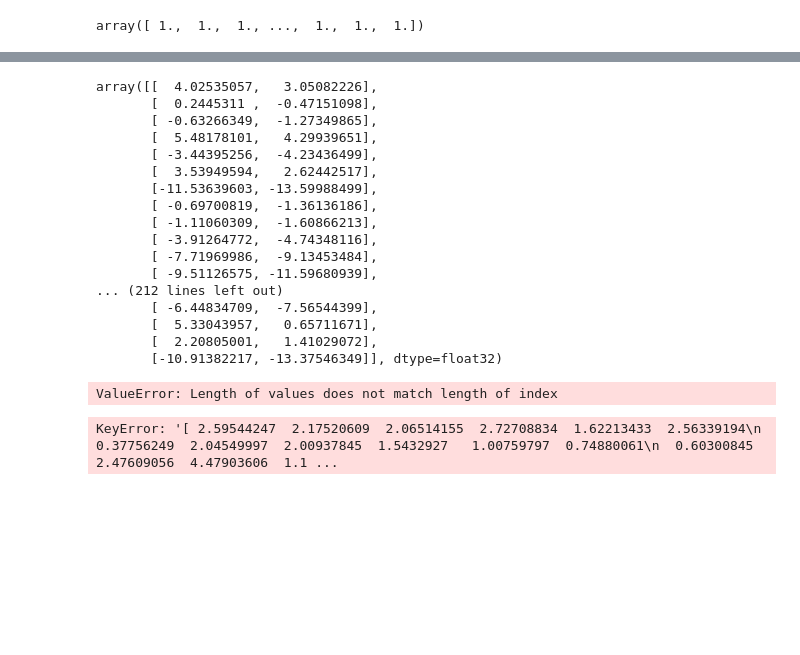
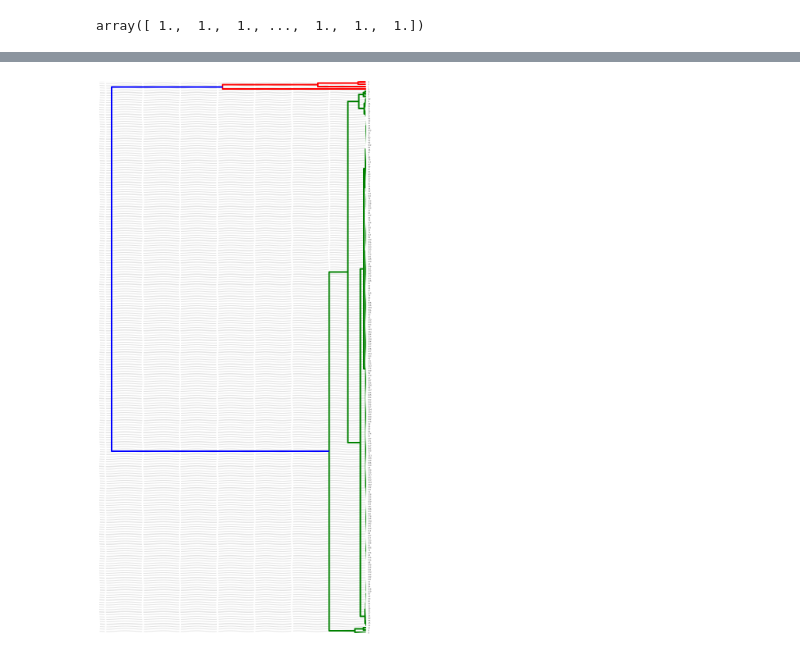
Before and after one commit to jevelezse/mineria_tesis, a Jupyter notebook: mineria_de texto.ipynb, the cells around one changed output, grey strips where cells are left out. Cells and saved outputs as stored; diff of their text form; code cells hidden in the pictures; blank space fills up the shorter version.

```diff
--- a/mineria_de texto.ipynb
+++ b/mineria_de texto.ipynb
@@ -493,21 +436,0 @@ cluster
-# %%
-X_embedded = TSNE(n_components=2).fit_transform(cluster)
-X_embedded
-# %% [output]
-array([[  4.02535057,   3.05082226],
-       [  0.2445311 ,  -0.47151098],
-       [ -0.63266349,  -1.27349865],
-       [  5.48178101,   4.29939651],
-       [ -3.44395256,  -4.23436499],
-       [  3.53949594,   2.62442517],
-       [-11.53639603, -13.59988499],
-       [ -0.69700819,  -1.36136186],
-       [ -1.11060309,  -1.60866213],
-       [ -3.91264772,  -4.74348116],
-       [ -7.71969986,  -9.13453484],
-       [ -9.51126575, -11.59680939],
-... (212 lines left out)
-       [ -6.44834709,  -7.56544399],
-       [  5.33043957,   0.65711671],
-       [  2.20805001,   1.41029072],
-       [-10.91382217, -13.37546349]], dtype=float32)
@@ -517,23 +437,17 @@ s['g'] = list(clusters1)
-# %%
-s['grupo'] = [1,2,3,4,5]
-s.set_index('grupo')
-# %% [output]
-ValueError: Length of values does not match length of index
-# %%
-s.plot.scatter(x= cluster[0], y = cluster[1]);
-# %% [output]
-KeyError: '[ 2.59544247  2.17520609  2.06514155  2.72708834  1.62213433  2.56339194\n  0.37756249  2.04549997  2.00937845  1.5432927   1.00759797  0.74880061\n  0.60300845  2.47609056  4.47903606  1.1 ...
 # %%
 dist = cosine_similarity(normalizado)
 # %%
-from scipy.cluster.hierarchy import average, dendrogram
+from scipy.cluster.hierarchy import ward, dendrogram
+dist = cosine_similarity(normalizado)
 linkage_matrix = ward(dist) #define the linkage_matrix using ward clustering pre-computed distances\n",
-fig, ax = plt.subplots(figsize=(15, 20)) # set size\n",
+fig, ax = plt.subplots(figsize=(10, 20)) # set size\n",
 ax = dendrogram(linkage_matrix, orientation="left");
 plt.tick_params(axis= 'x',          # changes apply to the x-axis\n",
                 which='both',      # both major and minor ticks are affected\n",
                 bottom='off',      # ticks along the bottom edge are off\n",
                 top='off',         # ticks along the top edge are off\n",
                 labelbottom='off'),
 plt.tight_layout() #show plot with tight layout\n",
 plt.savefig('ward_clusters.png', dpi=200) #save figure as ward_clusters"
+# %% [output]
+[figure, added]
```
Also changed, not shown: parts of 28 cells of this notebook.
